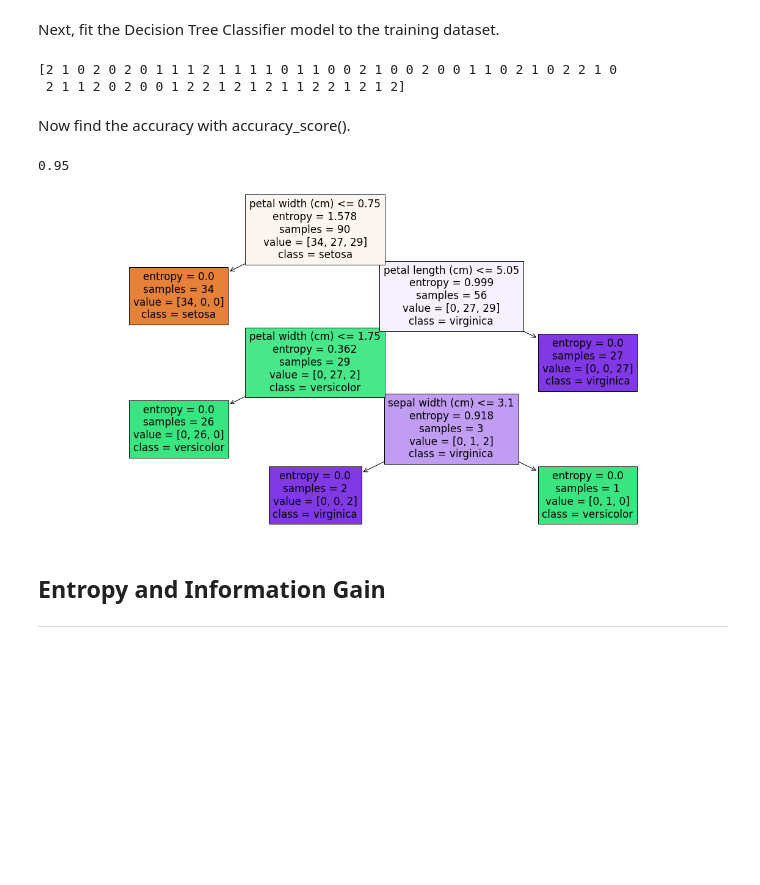
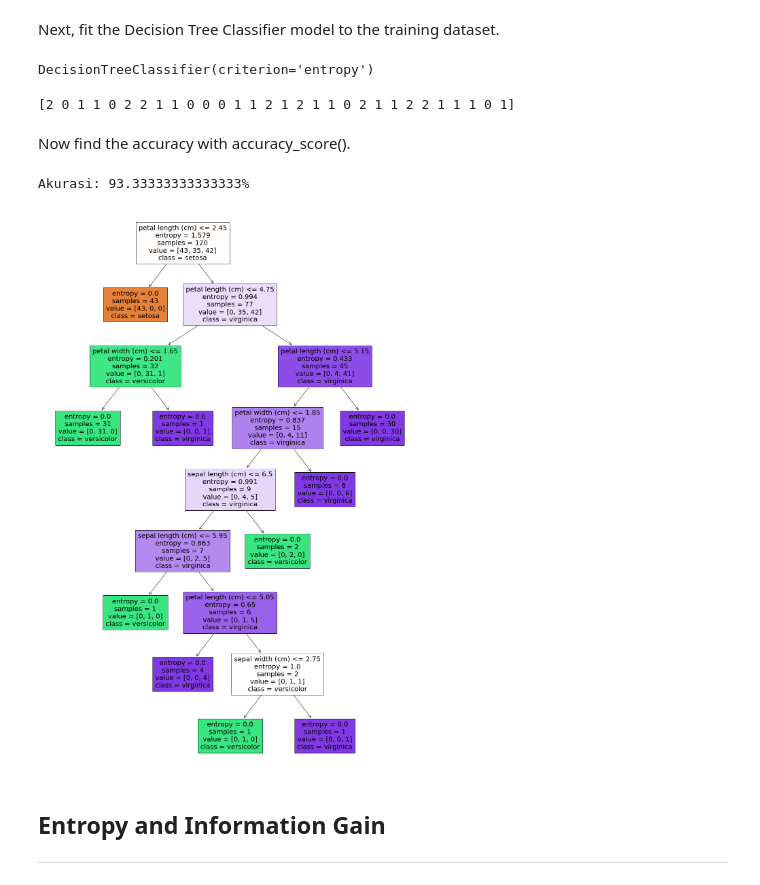
Before and after one commit to latifahnl/modulesection, a Jupyter notebook: Module5_Section1_Lab1_Decision_Tree.ipynb, the cells around one changed output. Saved outputs shown, nothing was run; the diff lists cells and outputs as text; code cells hidden in the pictures; blank space fills up the shorter version.

```diff
--- a/Module5_Section1_Lab1_Decision_Tree.ipynb
+++ b/Module5_Section1_Lab1_Decision_Tree.ipynb
@@ -53,7 +55,7 @@ labels = pd.DataFrame(iris.target)
 Then, we split the dataset in 60/40 ratio into training and testing set respectively.
 # %%
 #Train Test split
-features_train, features_test, labels_train, labels_test = train_test_split(features, labels, test_size=0.4, random_state=0)
+features_train, features_test, labels_train, labels_test = train_test_split(features, labels, test_size=0.2, random_state=332)
 print(features.shape)
 print(labels.shape)
 # %% [output]
@@ -80,27 +85,30 @@ Next, fit the Decision Tree Classifier model to the training dataset.
+# %%
+clf.fit(features_train, labels_train)
+# %% [output]
+DecisionTreeClassifier(criterion='entropy')
 # %%
-clf = DecisionTreeClassifier(criterion="entropy")
-clf.fit(features_train, labels_train)
 pred = clf.predict(features_test)
 print(pred)
 # %% [output]
-[2 1 0 2 0 2 0 1 1 1 2 1 1 1 1 0 1 1 0 0 2 1 0 0 2 0 0 1 1 0 2 1 0 2 2 1 0
- 2 1 1 2 0 2 0 0 1 2 2 1 2 1 2 1 1 2 2 1 2 1 2]
+[2 0 1 1 0 2 2 1 1 0 0 0 1 1 2 1 2 1 1 0 2 1 1 2 2 1 1 1 0 1]
 # %% [markdown]
 Now find the accuracy with accuracy_score().
 # %%
 from sklearn.metrics import accuracy_score
-accuracy = accuracy_score(labels_test, pred)
-print(accuracy)
+# label_test : data aktual
+# pred : data prediksi
+accuracy = accuracy_score(labels_test, pred) # membandingkan antara data aktual dan data preduiksi
+print(f"Akurasi: {accuracy*100}%")
 # %% [output]
-0.95
+Akurasi: 93.33333333333333%
 # %%
 import matplotlib.pyplot as plt
 from sklearn import tree
-fig = plt.figure(figsize=(20,10))
+fig = plt.figure(figsize=(20,30))
 tree.plot_tree(clf, feature_names=iris.feature_names,  class_names=iris.target_names, filled=True)
 plt.show()
 # %% [output]
-[figure, old version]
+[figure, new version]
 # %% [markdown]
 ## Entropy and Information Gain
 ***
```
Also changed, not shown: parts of 5 cells of this notebook.
